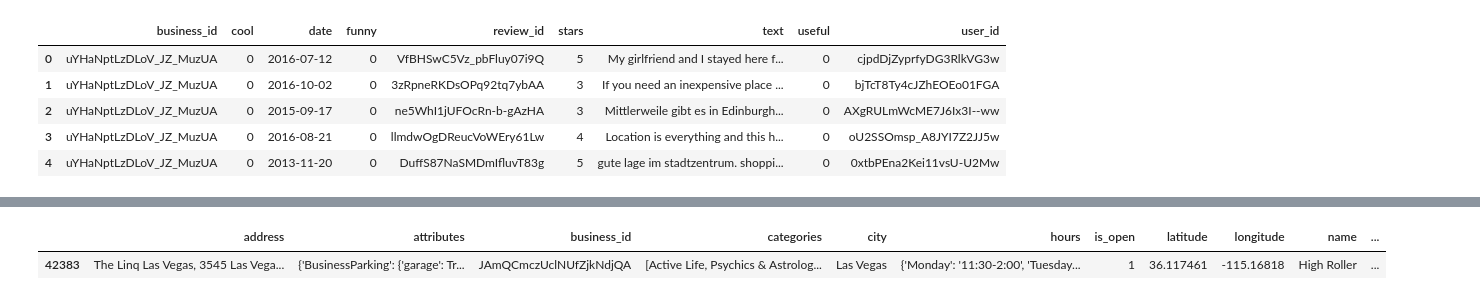
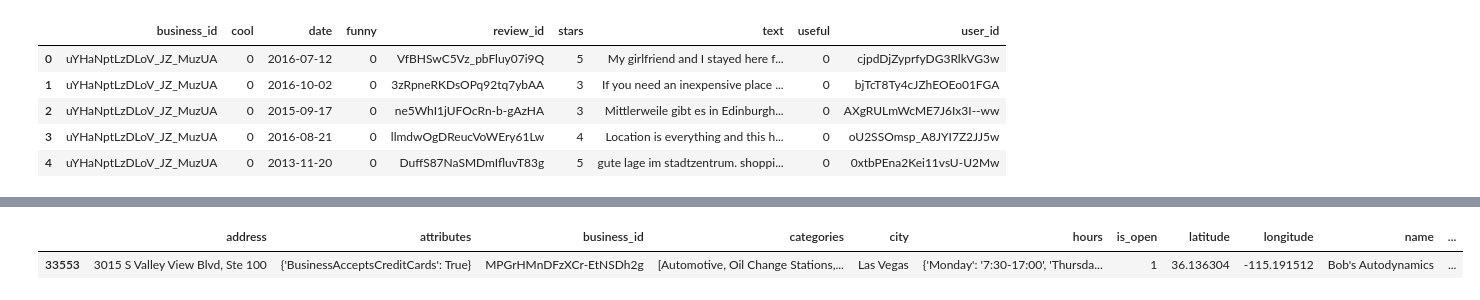
Before and after one commit to AbhayKasturia/YelpRecommendationSystem, a Jupyter notebook: user-user-filt.ipynb, the cells around one changed output, grey strips where cells are left out. Drawn from its saved outputs; the diff is of its cells as text; code cells hidden in the pictures.

```diff
--- a/user-user-filt.ipynb
+++ b/user-user-filt.ipynb
@@ -120,10 +128,12 @@ print(i)
 # %%
 # List of indices of similar users
 similar_users = []
+similarity = []
 def cosine_similarity(user):
     for i in range(len(mat)):
         cs = 1 - dist.cosine(mat[i],user)
         if cs > 0:
+            similarity.append(cs)
             similar_users.append(i)
 # %%
 #calling method
@@ -135,0 +146,18 @@ len(similar_users)
+# %%
+##Item Rating prediction for user
+###INCORRECT - need to check the formula
+item_ratings = np.zeros((len(mat[0])))
+for i in range(len(similar_users)):
+    u = mat[similar_users[i]]
+    for j in range(len(u)):
+        if(math.isnan(u[j])):
+            continue
+        else:
+            item_ratings[j] += similarity[i] * u[j]
+# %%
+##Items recommended to user based on rating prediction
+c = 0
+for i in range(len(item_ratings)):
+    if item_ratings[i]>0:
+        c = c +1
+print("count is:", c)
@@ -144,7 +174,7 @@ for i in range(len(similar_users)):
             recommend_items_indices.append(k)
 
 ##Removing indices which are already used by user
-for k,v in enumerate(mat[3935]):
+for k,v in enumerate(mat[320]):
     if v > 0:
         recommend_items_indices.remove(k)
 
@@ -161,5 +191,5 @@ len(recommended_items)
 # %%
-df_bus[df_bus['business_id'] == items[recommend_items[0]]]
+df_bus[df_bus['business_id'] == recommended_items[0]]
 # %% [output]
 |  | address | attributes | business_id | categories | city | hours | is_open | latitude | longitude | name | ... |
-| 42383 | The Linq Las Vegas, 3545 Las Vega... | {'BusinessParking': {'garage': Tr... | JAmQCmczUclNUfZjkNdjQA | [Active Life, Psychics & Astrolog... | Las Vegas | {'Monday': '11:30-2:00', 'Tuesday... | 1 | 36.117461 | -115.16818 | High Roller | ... |
+| 33553 | 3015 S Valley View Blvd, Ste 100 | {'BusinessAcceptsCreditCards': True} | MPGrHMnDFzXCr-EtNSDh2g | [Automotive, Oil Change Stations,... | Las Vegas | {'Monday': '7:30-17:00', 'Thursda... | 1 | 36.136304 | -115.191512 | Bob's Autodynamics | ... |
```
Also changed, not shown: parts of 14 cells of this notebook.
